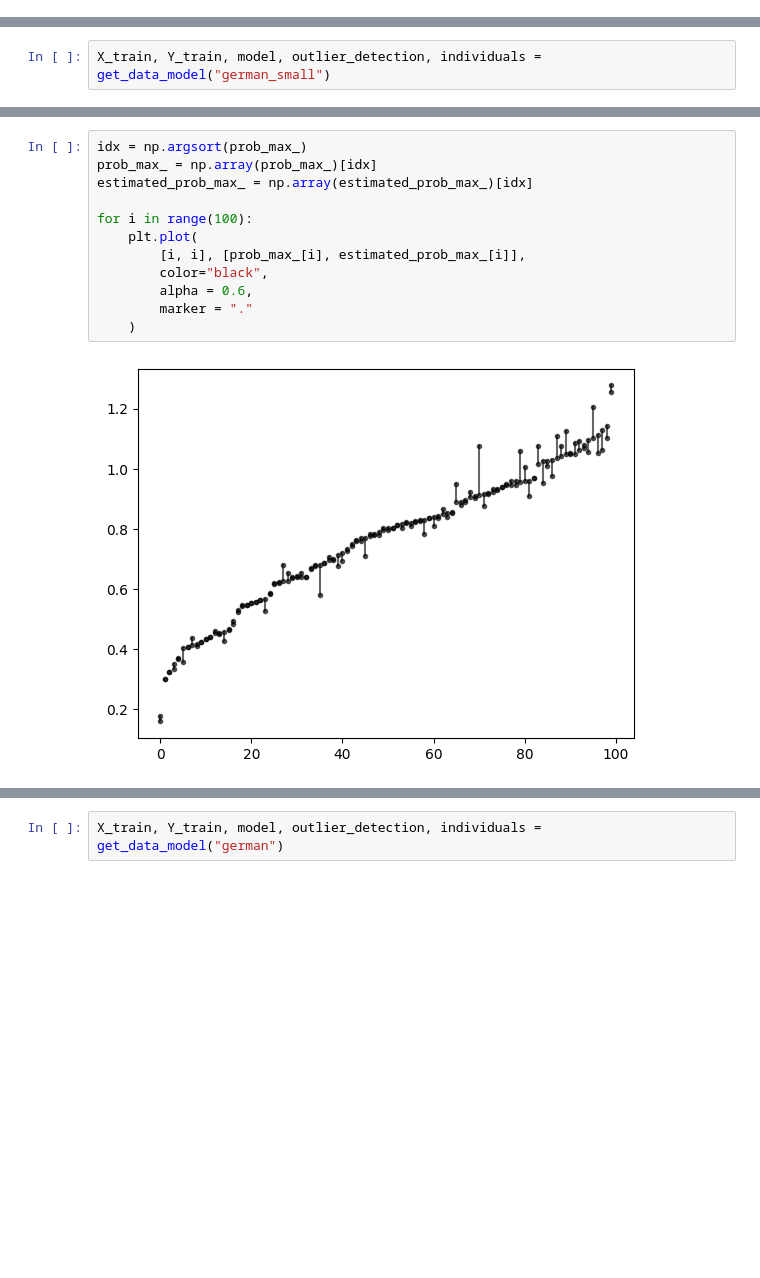
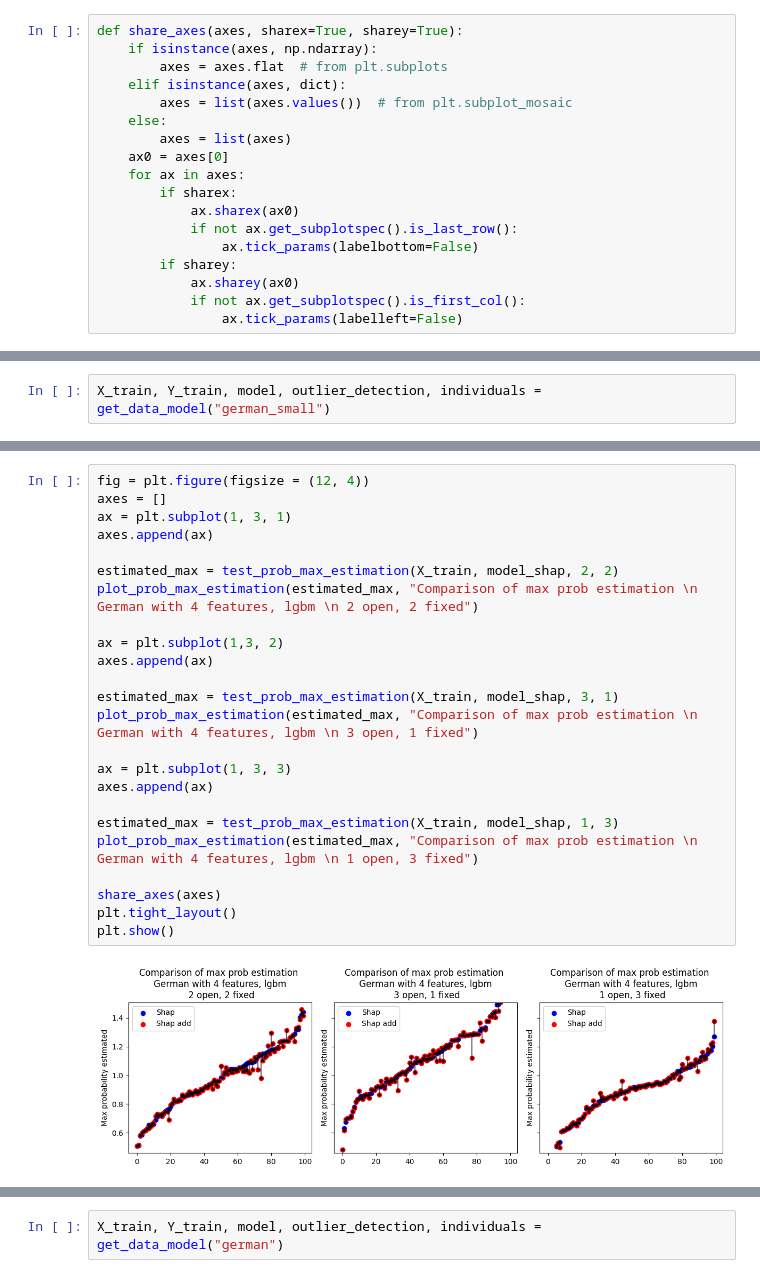
Before and after one commit to hiaac-finance/cfmining, a Jupyter notebook: notebooks/experiment_prob_max.ipynb, the cells around one changed output, grey strips where cells are left out. Saved outputs shown, nothing was run; the diff lists cells and outputs as text; blank space fills up the shorter version.

Commit message:
realized experiment to compare two methods of max probability estimation

```diff
--- a/notebooks/experiment_prob_max.ipynb
+++ b/notebooks/experiment_prob_max.ipynb
@@ -26,0 +79,18 @@ The autoreload extension is already loaded. To reload it, use:
+# %%
+def share_axes(axes, sharex=True, sharey=True):
+    if isinstance(axes, np.ndarray):
+        axes = axes.flat  # from plt.subplots
+    elif isinstance(axes, dict):
+        axes = list(axes.values())  # from plt.subplot_mosaic
+    else:
+        axes = list(axes)
+    ax0 = axes[0]
+    for ax in axes:
+        if sharex:
+            ax.sharex(ax0)
+            if not ax.get_subplotspec().is_last_row():
+                ax.tick_params(labelbottom=False)
+        if sharey:
+            ax.sharey(ax0)
+            if not ax.get_subplotspec().is_first_col():
+                ax.tick_params(labelleft=False)
@@ -83,14 +109,26 @@ Prob Max: 0.84, Estimated Prob Max: 0.84
-# %%
-idx = np.argsort(prob_max_)
-prob_max_ = np.array(prob_max_)[idx]
-estimated_prob_max_ = np.array(estimated_prob_max_)[idx]
-
-for i in range(100):
-    plt.plot(
-        [i, i], [prob_max_[i], estimated_prob_max_[i]],
-        color="black",
-        alpha = 0.6,
-        marker = "."
-    )
-# %% [output]
-[figure, removed]
+# %%
+fig = plt.figure(figsize = (12, 4))
+axes = []
+ax = plt.subplot(1, 3, 1)
+axes.append(ax)
+
+estimated_max = test_prob_max_estimation(X_train, model_shap, 2, 2)
+plot_prob_max_estimation(estimated_max, "Comparison of max prob estimation \n German with 4 features, lgbm \n 2 open, 2 fixed")
+
+ax = plt.subplot(1,3, 2)
+axes.append(ax)
+
+estimated_max = test_prob_max_estimation(X_train, model_shap, 3, 1)
+plot_prob_max_estimation(estimated_max, "Comparison of max prob estimation \n German with 4 features, lgbm \n 3 open, 1 fixed")
+
+ax = plt.subplot(1, 3, 3)
+axes.append(ax)
+
+estimated_max = test_prob_max_estimation(X_train, model_shap, 1, 3)
+plot_prob_max_estimation(estimated_max, "Comparison of max prob estimation \n German with 4 features, lgbm \n 1 open, 3 fixed")
+
+share_axes(axes)
+plt.tight_layout()
+plt.show()
+# %% [output]
+[figure, added]
```
Also changed, not shown: parts of 17 cells of this notebook, 2 other files.
